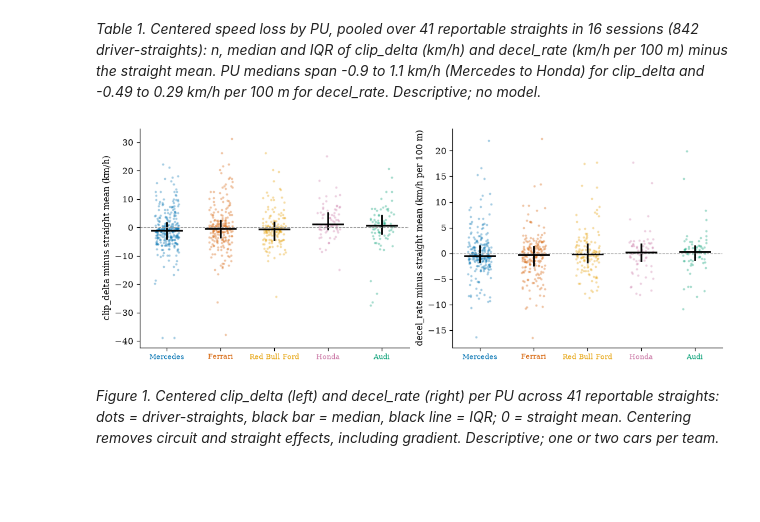
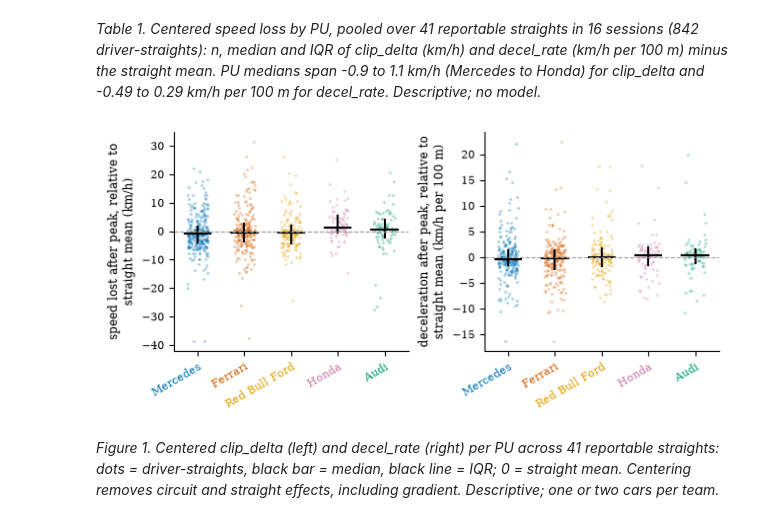
Before and after one commit to see7ien/Flat-Out, a Jupyter notebook: 02_season.ipynb, the cells around one changed output. Drawn from its saved outputs; the diff is of its cells as text; code cells hidden in the pictures; blank space fills up the shorter version.

```diff
--- a/02_season.ipynb
+++ b/02_season.ipynb
@@ -245,27 +258,28 @@ caption("Table", "a", f"Centered speed loss by PU, pooled over {rep.Straight.nun
 # %%
 def centered_strip(d, path):
     """Centered clip_delta and decel_rate per PU: driver-straights (jittered), median (bar) and IQR (line)."""
     rng = np.random.default_rng(0)
-    fig, axes = plt.subplots(1, 2, figsize=(10, 3.8), layout="constrained")
-    for ax, (m, unit) in zip(axes, [("clip_delta_c", "km/h"), ("decel_rate_c", "km/h per 100 m")]):
+    fig, axes = plt.subplots(1, 2, figsize=(FULL_W, 2.9), layout="constrained")
+    for ax, (m, ylabel) in zip(axes, [("clip_delta_c", "speed lost after peak, relative to\nstraight mean (km/h)"),
+                                      ("decel_rate_c", "deceleration after peak, relative to\nstraight mean (km/h per 100 m)")]):
         for i, pu in enumerate(PUS):
             v = d.loc[d.PU == pu, m].dropna()
-            ax.scatter(i + rng.uniform(-0.22, 0.22, len(v)), v, s=7, alpha=0.35, color=PU_COLORS[pu], lw=0)
+            ax.scatter(i + rng.uniform(-0.22, 0.22, len(v)), v, s=4, alpha=0.35, color=PU_COLORS[pu], lw=0)
             q25, q50, q75 = v.quantile([.25, .5, .75])
-            ax.plot([i, i], [q25, q75], color="black", lw=2)
-            ax.plot([i - 0.28, i + 0.28], [q50, q50], color="black", lw=2)
+            ax.plot([i, i], [q25, q75], color="black", lw=1.5)
+            ax.plot([i - 0.28, i + 0.28], [q50, q50], color="black", lw=1.5)
         ax.axhline(0, color="0.6", lw=0.8, ls="--")
-        ax.set_xticks(range(len(PUS)), PUS, fontsize=8)
+        ax.set_xticks(range(len(PUS)), PUS, rotation=30, ha="right", rotation_mode="anchor")
         for t, pu in zip(ax.get_xticklabels(), PUS):
             t.set_color(PU_COLORS[pu])
-        ax.set_ylabel(f"{m.replace('_c', '')} minus straight mean ({unit})")
+        ax.set_ylabel(ylabel)
     fig.savefig(FIG / path)
     plt.show()
 
 
 centered_strip(rep, "fig_season_centered_by_pu.pdf")
 # %% [output]
-[figure, old version]
+[figure, new version]
 # %%
 caption("Figure", "a", f"Centered clip_delta (left) and decel_rate (right) per PU across {rep.Straight.nunique()} reportable straights: "
         "dots = driver-straights, black bar = median, black line = IQR; 0 = straight mean. Centering removes circuit and straight "
```
Also changed, not shown: parts of 5 cells of this notebook, 33 other files.
